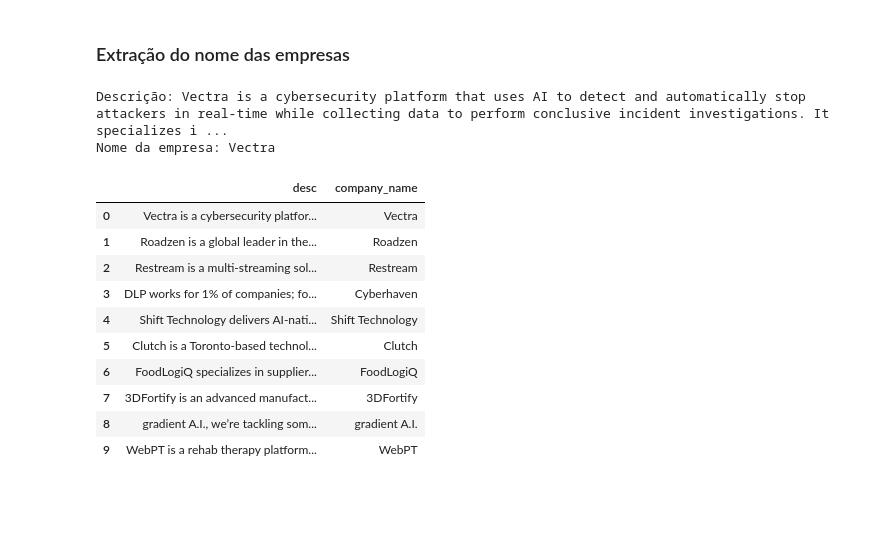
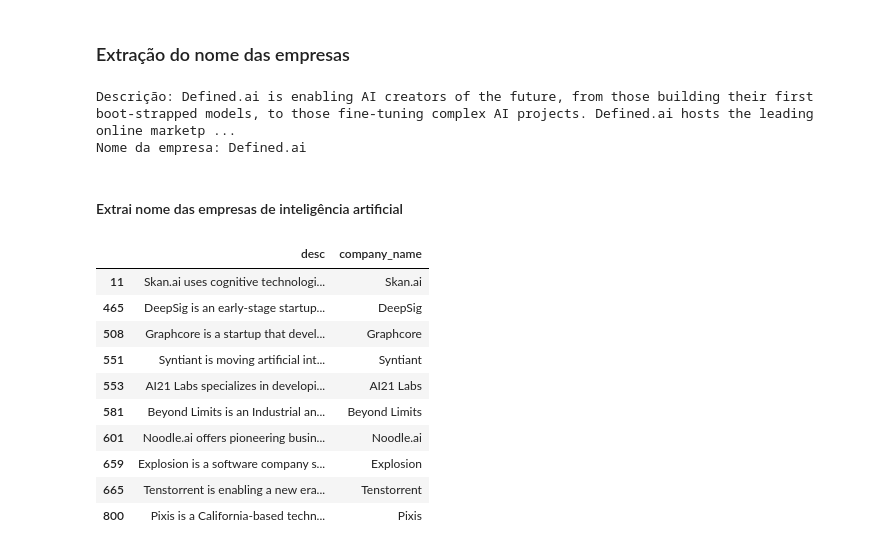
Before and after one commit to andreyvro/nlp_eda, a Jupyter notebook: 04_extract_name.ipynb, the cells around one changed output. Saved outputs shown, nothing was run; the diff lists cells and outputs as text; code cells hidden in the pictures; blank space fills up the shorter version.

Commit message:
Extração de nomes de empresas

```diff
--- a/04_extract_name.ipynb
+++ b/04_extract_name.ipynb
@@ -35,9 +86,9 @@ def get_company_name(desc):
     return answer['answer']
 # %%
 # Teste
-desc = df['desc'].iloc[0]
+desc = df['desc'].loc[1626]
 print('Descrição:', desc)
 print('Nome da empresa:', get_company_name(desc))
 # %% [output]
-Descrição: Vectra is a cybersecurity platform that uses AI to detect and automatically stop attackers in real-time while collecting data to perform conclusive incident investigations. It specializes i ...
-Nome da empresa: Vectra
+Descrição: Defined.ai is enabling AI creators of the future, from those building their first boot-strapped models, to those fine-tuning complex AI projects. Defined.ai hosts the leading online marketp ...
+Nome da empresa: Defined.ai
@@ -47,14 +95,2 @@ df2['company_name'] = df2['desc'].apply(get_company_name)
-# %%
-df2
-# %% [output]
-|  | desc | company_name |
-| 0 | Vectra is a cybersecurity platfor... | Vectra |
-| 1 | Roadzen is a global leader in the... | Roadzen |
-| 2 | Restream is a multi-streaming sol... | Restream |
-| 3 | DLP works for 1% of companies; fo... | Cyberhaven |
-| 4 | Shift Technology delivers AI-nati... | Shift Technology |
-| 5 | Clutch is a Toronto-based technol... | Clutch |
-| 6 | FoodLogiQ specializes in supplier... | FoodLogiQ |
-| 7 | 3DFortify is an advanced manufact... | 3DFortify |
-| 8 | gradient A.I., we’re tackling som... | gradient A.I. |
-| 9 | WebPT is a rehab therapy platform... | WebPT |
+# %% [markdown]
+#### Extrai nome das empresas de inteligência artificial
@@ -60,0 +99,14 @@ df2
+# %%
+df_ml[['desc', 'company_name']].head(10)
+# %% [output]
+|  | desc | company_name |
+| 11 | Skan.ai uses cognitive technologi... | Skan.ai |
+| 465 | DeepSig is an early-stage startup... | DeepSig |
+| 508 | Graphcore is a startup that devel... | Graphcore |
+| 551 | Syntiant is moving artificial int... | Syntiant |
+| 553 | AI21 Labs specializes in developi... | AI21 Labs |
+| 581 | Beyond Limits is an Industrial an... | Beyond Limits |
+| 601 | Noodle.ai offers pioneering busin... | Noodle.ai |
+| 659 | Explosion is a software company s... | Explosion |
+| 665 | Tenstorrent is enabling a new era... | Tenstorrent |
+| 800 | Pixis is a California-based techn... | Pixis |
```
Also changed, not shown: parts of 14 cells of this notebook, 3 other files.
